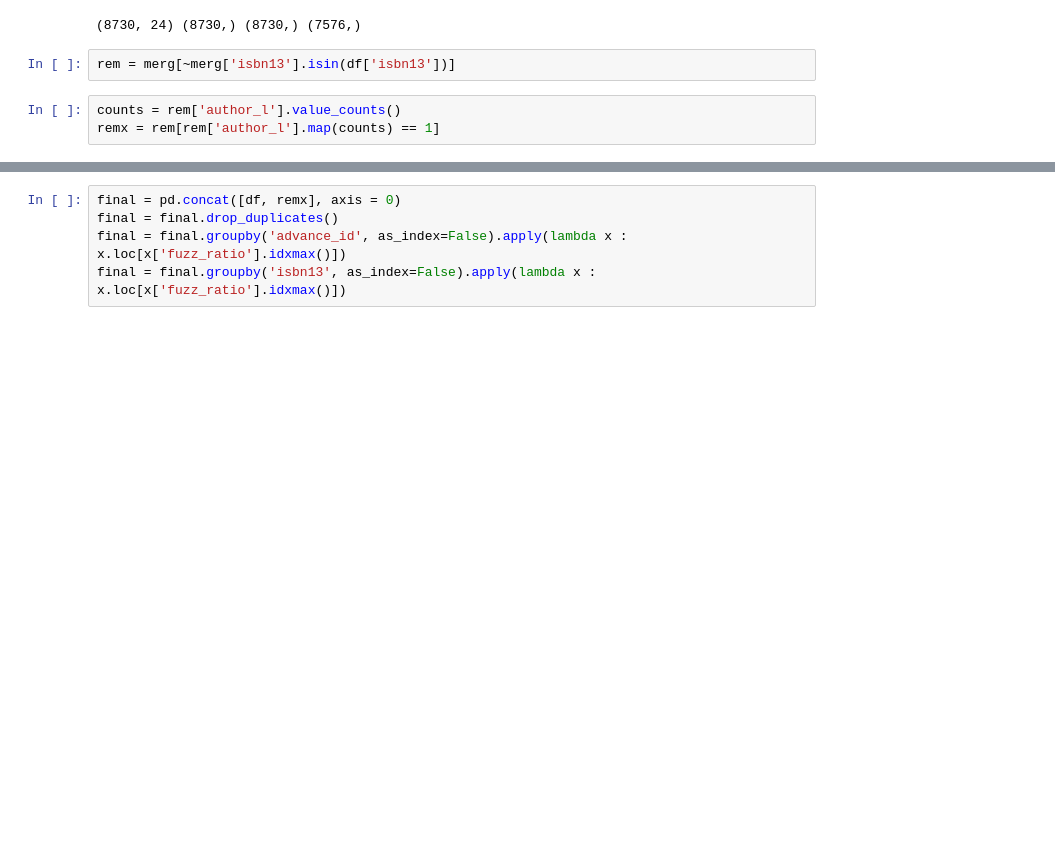
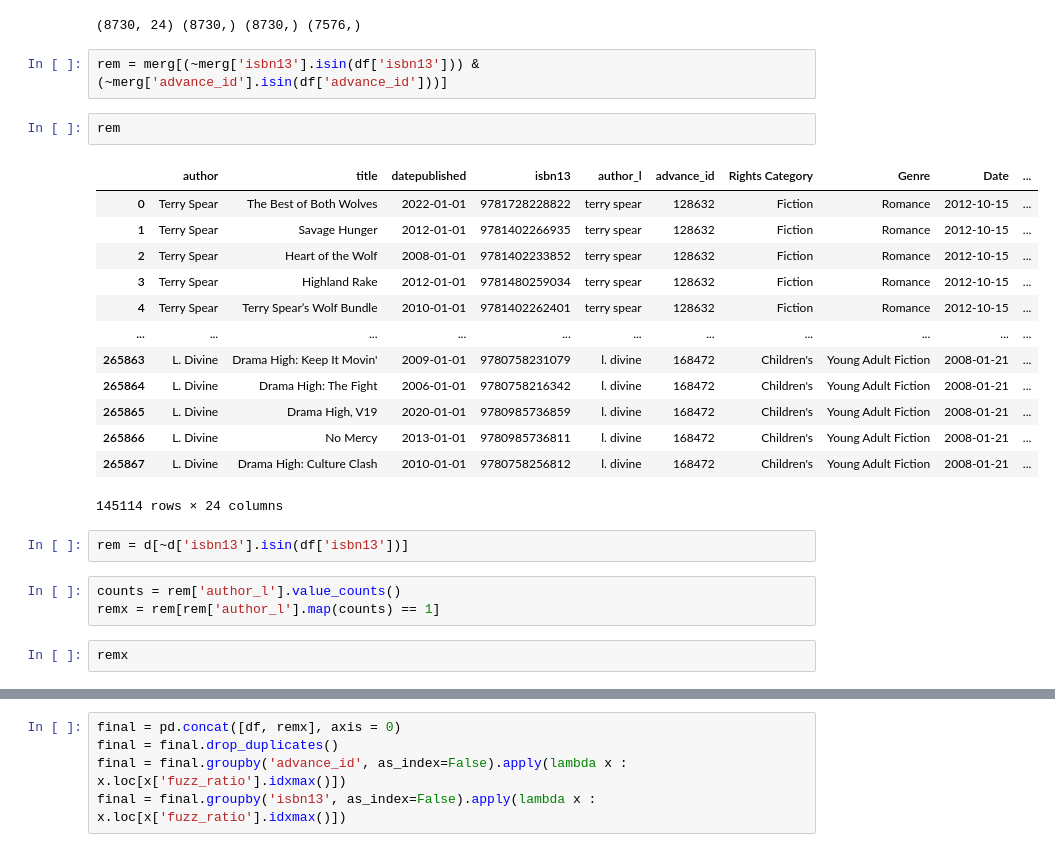
Before and after one commit to rakesh9177/RA_Project, a Jupyter notebook: booktitle_advances_analysis.ipynb, the cells around one changed output, grey strips where cells are left out. Saved outputs shown, nothing was run; the diff lists cells and outputs as text; blank space fills up the shorter version.

```diff
--- a/booktitle_advances_analysis.ipynb
+++ b/booktitle_advances_analysis.ipynb
@@ -186,8 +194,28 @@ df = df.groupby('isbn13', as_index=False).apply(lambda x : x.loc[x['fuzz_ratio']
 print(df.shape, df['advance_id'].unique().shape, df['isbn13'].unique().shape, df['author_l'].unique().shape)
 # %% [output]
 (8730, 24) (8730,) (8730,) (7576,)
+# %%
+rem = merg[(~merg['isbn13'].isin(df['isbn13'])) & (~merg['advance_id'].isin(df['advance_id']))]
+# %%
+rem
+# %% [output]
+|  | author | title | datepublished | isbn13 | author_l | advance_id | Rights Category | Genre | Date | ... |
+| 0 | Terry Spear | The Best of Both Wolves | 2022-01-01 | 9781728228822 | terry spear | 128632 | Fiction | Romance | 2012-10-15 | ... |
+| 1 | Terry Spear | Savage Hunger | 2012-01-01 | 9781402266935 | terry spear | 128632 | Fiction | Romance | 2012-10-15 | ... |
+| 2 | Terry Spear | Heart of the Wolf | 2008-01-01 | 9781402233852 | terry spear | 128632 | Fiction | Romance | 2012-10-15 | ... |
+| 3 | Terry Spear | Highland Rake | 2012-01-01 | 9781480259034 | terry spear | 128632 | Fiction | Romance | 2012-10-15 | ... |
+| 4 | Terry Spear | Terry Spear’s Wolf Bundle | 2010-01-01 | 9781402262401 | terry spear | 128632 | Fiction | Romance | 2012-10-15 | ... |
+| ... | ... | ... | ... | ... | ... | ... | ... | ... | ... | ... |
+| 265863 | L. Divine | Drama High: Keep It Movin' | 2009-01-01 | 9780758231079 | l. divine | 168472 | Children's | Young Adult Fiction | 2008-01-21 | ... |
+| 265864 | L. Divine | Drama High: The Fight | 2006-01-01 | 9780758216342 | l. divine | 168472 | Children's | Young Adult Fiction | 2008-01-21 | ... |
+| 265865 | L. Divine | Drama High, V19 | 2020-01-01 | 9780985736859 | l. divine | 168472 | Children's | Young Adult Fiction | 2008-01-21 | ... |
+| 265866 | L. Divine | No Mercy | 2013-01-01 | 9780985736811 | l. divine | 168472 | Children's | Young Adult Fiction | 2008-01-21 | ... |
+| 265867 | L. Divine | Drama High: Culture Clash | 2010-01-01 | 9780758256812 | l. divine | 168472 | Children's | Young Adult Fiction | 2008-01-21 | ... |
+145114 rows × 24 columns
 # %%
-rem = merg[~merg['isbn13'].isin(df['isbn13'])]
+rem = d[~d['isbn13'].isin(df['isbn13'])]
 # %%
 counts = rem['author_l'].value_counts()
 remx = rem[rem['author_l'].map(counts) == 1]
+# %%
+remx
```
Also changed, not shown: parts of 11 cells of this notebook, 4 other files.
